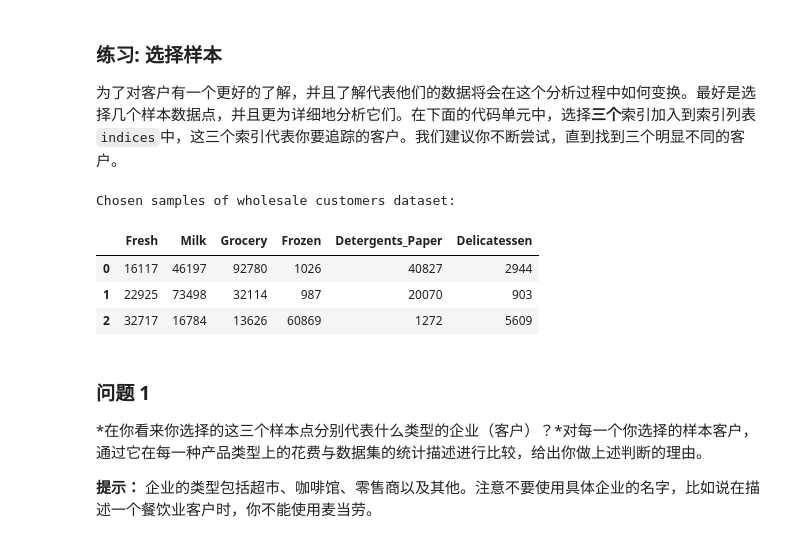
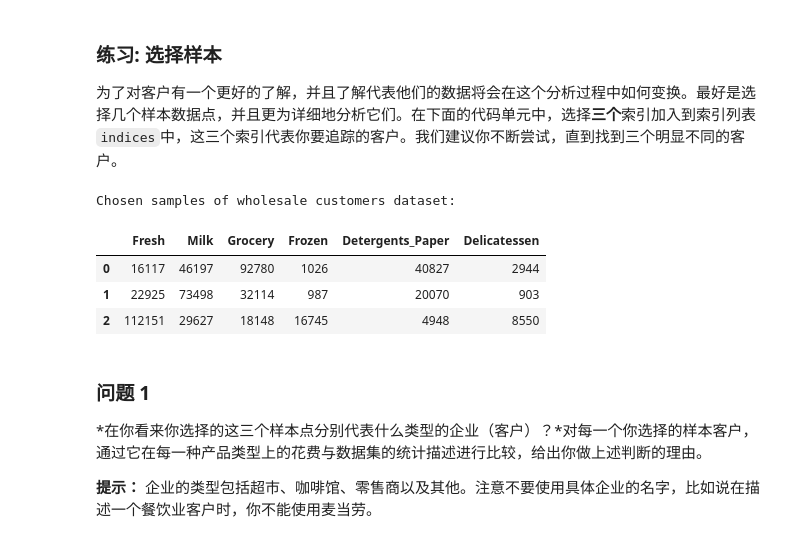
Before and after one commit to thomasgui76/creating_customer_segments-master, a Jupyter notebook: customer_segments.ipynb, the cells around one changed output. Drawn from its saved outputs; the diff is of its cells as text; code cells hidden in the pictures.

```diff
--- a/customer_segments.ipynb
+++ b/customer_segments.ipynb
@@ -63,21 +63,22 @@ display(data.describe())
 为了对客户有一个更好的了解，并且了解代表他们的数据将会在这个分析过程中如何变换。最好是选择几个样本数据点，并且更为详细地分析它们。在下面的代码单元中，选择**三个**索引加入到索引列表`indices`中，这三个索引代表你要追踪的客户。我们建议你不断尝试，直到找到三个明显不同的客户。
 # %%
 # TODO：从数据集中选择三个你希望抽样的数据点的索引
-Frozen_index = data.query('Frozen==60869.0').index
-Milk_index = data.query('Milk==73498.0').index
-Grocery_index = data.query('Grocery==92780.0').index
-indices = Frozen_index | Milk_index | Grocery_index
+Grocery_index = data.Grocery.argmax()
+Milk_index = data.Milk.argmax()
+Fresh_index = data.Fresh.argmax()
+indices = [Grocery_index,Milk_index,Fresh_index]
+#indices = np.random.randint(0,data.shape[0],3)
 
 # 为选择的样本建立一个DataFrame
 samples = pd.DataFrame(data.loc[indices], columns = data.keys()).reset_index(drop = True)
 print "Chosen samples of wholesale customers dataset:"
 display(samples)
 # %% [output]
 Chosen samples of wholesale customers dataset:
 |  | Fresh | Milk | Grocery | Frozen | Detergents_Paper | Delicatessen |
 | 0 | 16117 | 46197 | 92780 | 1026 | 40827 | 2944 |
 | 1 | 22925 | 73498 | 32114 | 987 | 20070 | 903 |
-| 2 | 32717 | 16784 | 13626 | 60869 | 1272 | 5609 |
+| 2 | 112151 | 29627 | 18148 | 16745 | 4948 | 8550 |
 # %% [markdown]
 ### 问题 1
 *在你看来你选择的这三个样本点分别代表什么类型的企业（客户）？*对每一个你选择的样本客户，通过它在每一种产品类型上的花费与数据集的统计描述进行比较，给出你做上述判断的理由。
```
Also changed, not shown: parts of 25 cells of this notebook, 1 other file.
